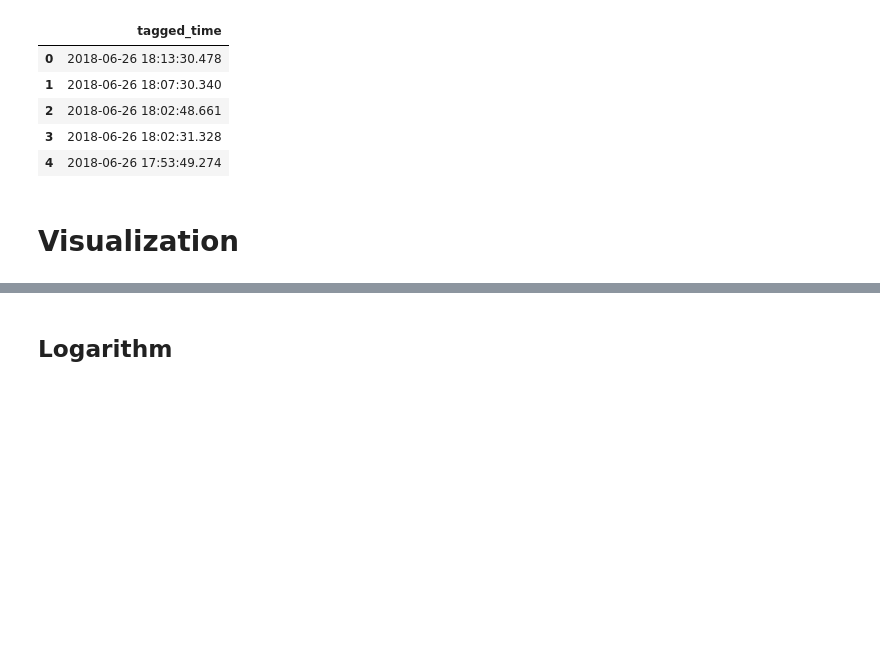
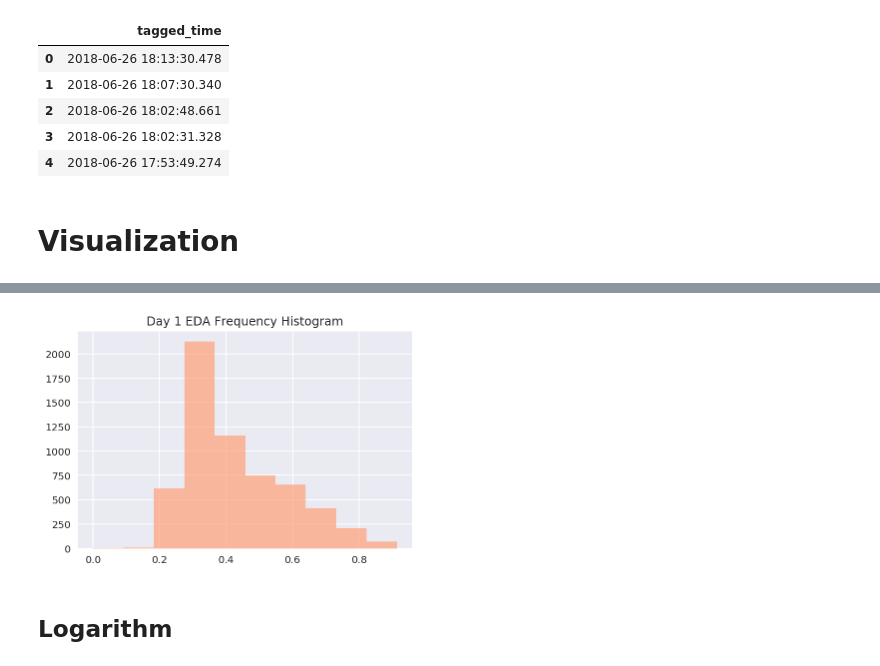
Before and after one commit to haohanwang23/coldshowershower_socialpresence, a Jupyter notebook: new/analysis/analysis1.ipynb, the cells around one changed output, grey strips where cells are left out. Cells and saved outputs as stored; diff of their text form; code cells hidden in the pictures; blank space fills up the shorter version.

```diff
--- a/new/analysis/analysis1.ipynb
+++ b/new/analysis/analysis1.ipynb
@@ -167,3 +168,9 @@ plt.show()
+# %%
+plt.hist(fl_exp1.eda, color = 'lightsalmon', alpha = 0.7)
+plt.title('Day 1 EDA Frequency Histogram')
+plt.show()
+# %% [output]
+[figure, added]
 # %% [markdown]
 ## Logarithm
 # %%
```
Also changed, not shown: parts of 3 cells of this notebook, 1 other file.
